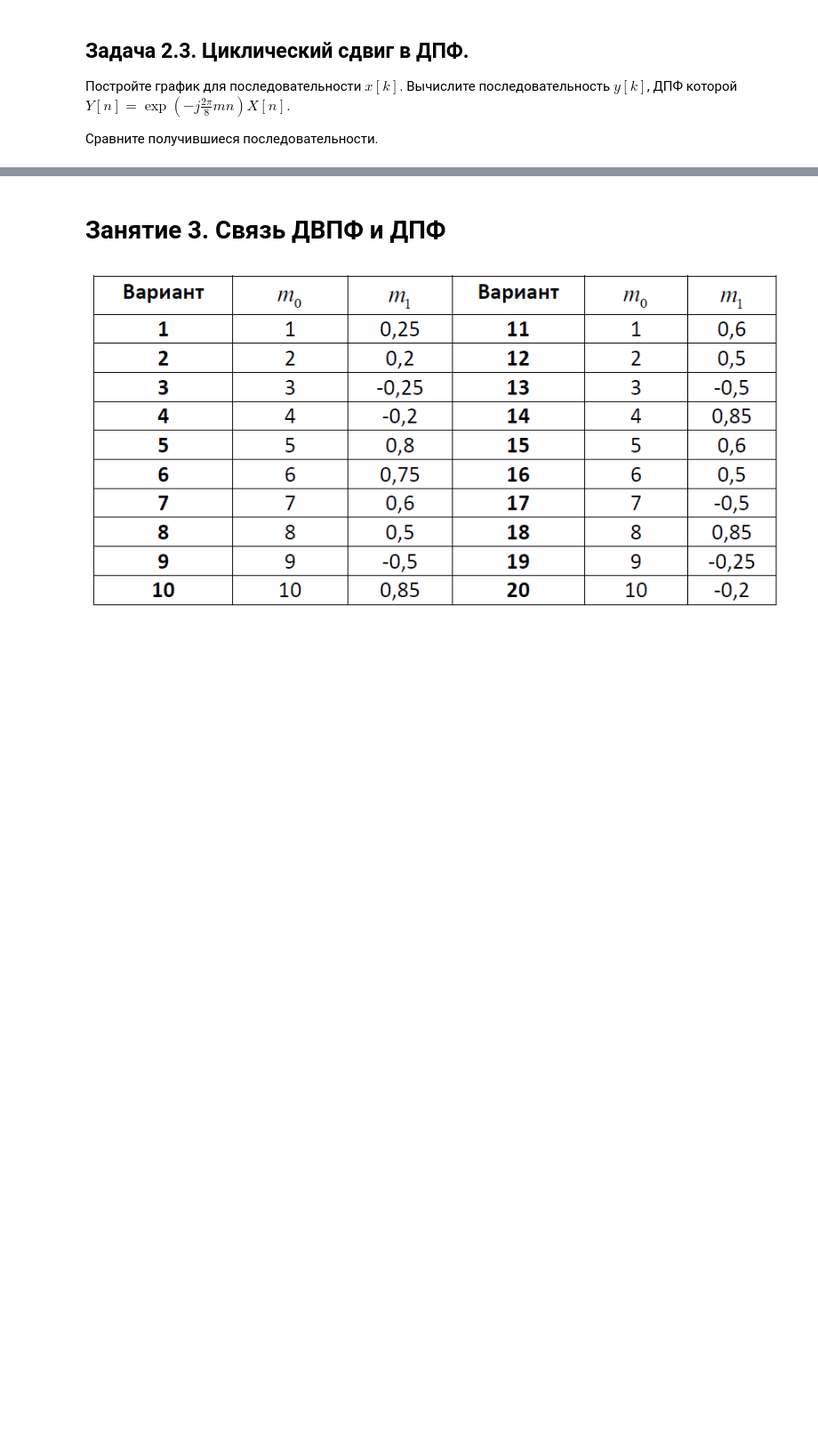
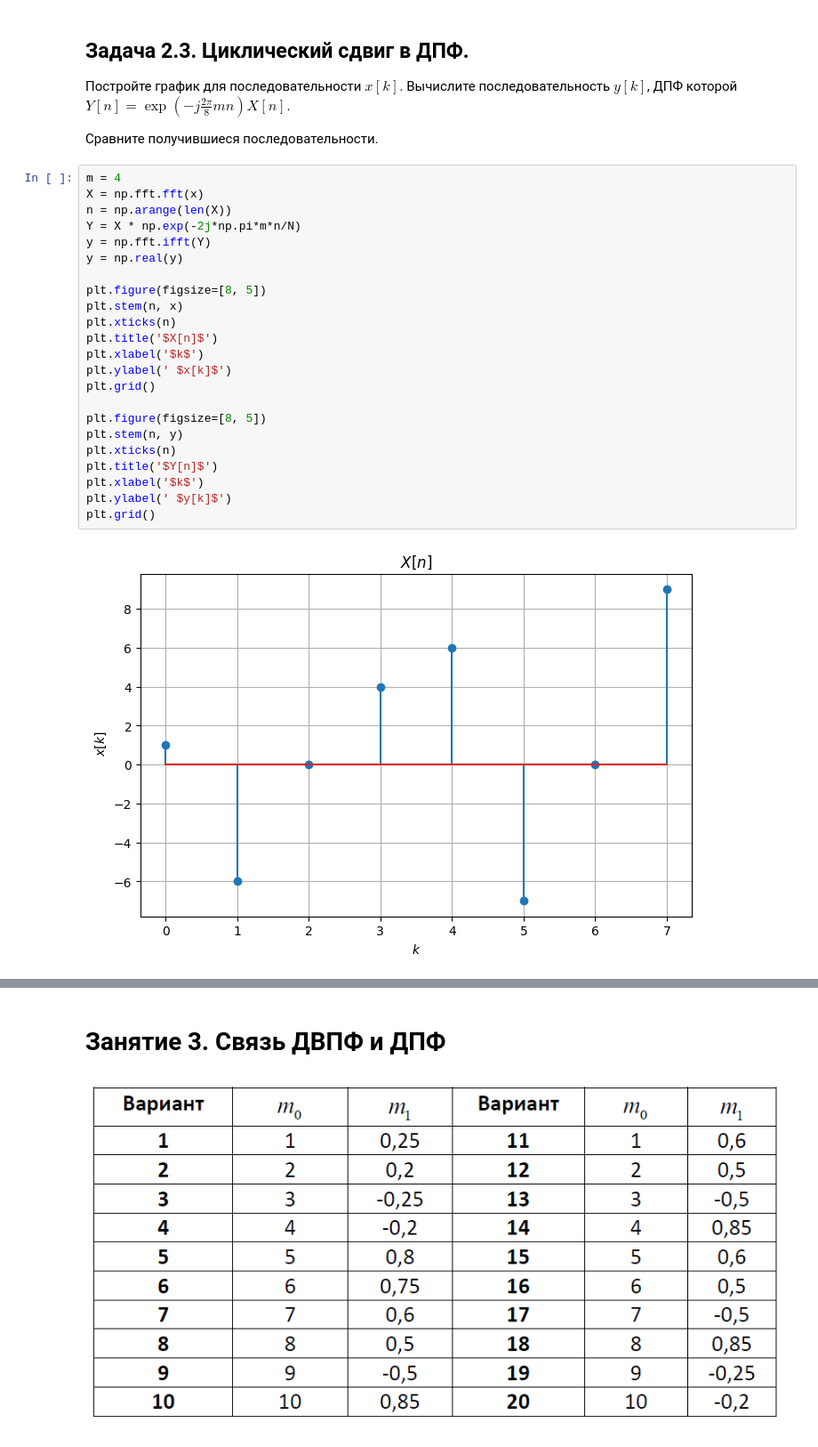
Before and after one commit to oncominglane/radiophysics, a Jupyter notebook: lab2/Lab2.ipynb, the cells around one changed output, grey strips where cells are left out. Shown: that part at 89% size. Saved outputs shown, nothing was run; the diff lists cells and outputs as text; blank space fills up the shorter version.

```diff
--- a/lab2/Lab2.ipynb
+++ b/lab2/Lab2.ipynb
@@ -282,3 +345,28 @@ W2(0) =  64.0
 $Y[n]=\exp \left( -j\frac{2\pi }{8}mn \right)X[n].$
 
 Сравните получившиеся последовательности.
+# %%
+m = 4
+X = np.fft.fft(x)
+n = np.arange(len(X))
+Y = X * np.exp(-2j*np.pi*m*n/N)
+y = np.fft.ifft(Y)
+y = np.real(y)
+
+plt.figure(figsize=[8, 5])
+plt.stem(n, x)
+plt.xticks(n)
+plt.title('$X[n]$')
+plt.xlabel('$k$')
+plt.ylabel(' $x[k]$')
+plt.grid()
+
+plt.figure(figsize=[8, 5])
+plt.stem(n, y)
+plt.xticks(n)
+plt.title('$Y[n]$')
+plt.xlabel('$k$')
+plt.ylabel(' $y[k]$')
+plt.grid()
+# %% [output]
+[figure, added]
```
Also changed, not shown: parts of 3 cells of this notebook.
